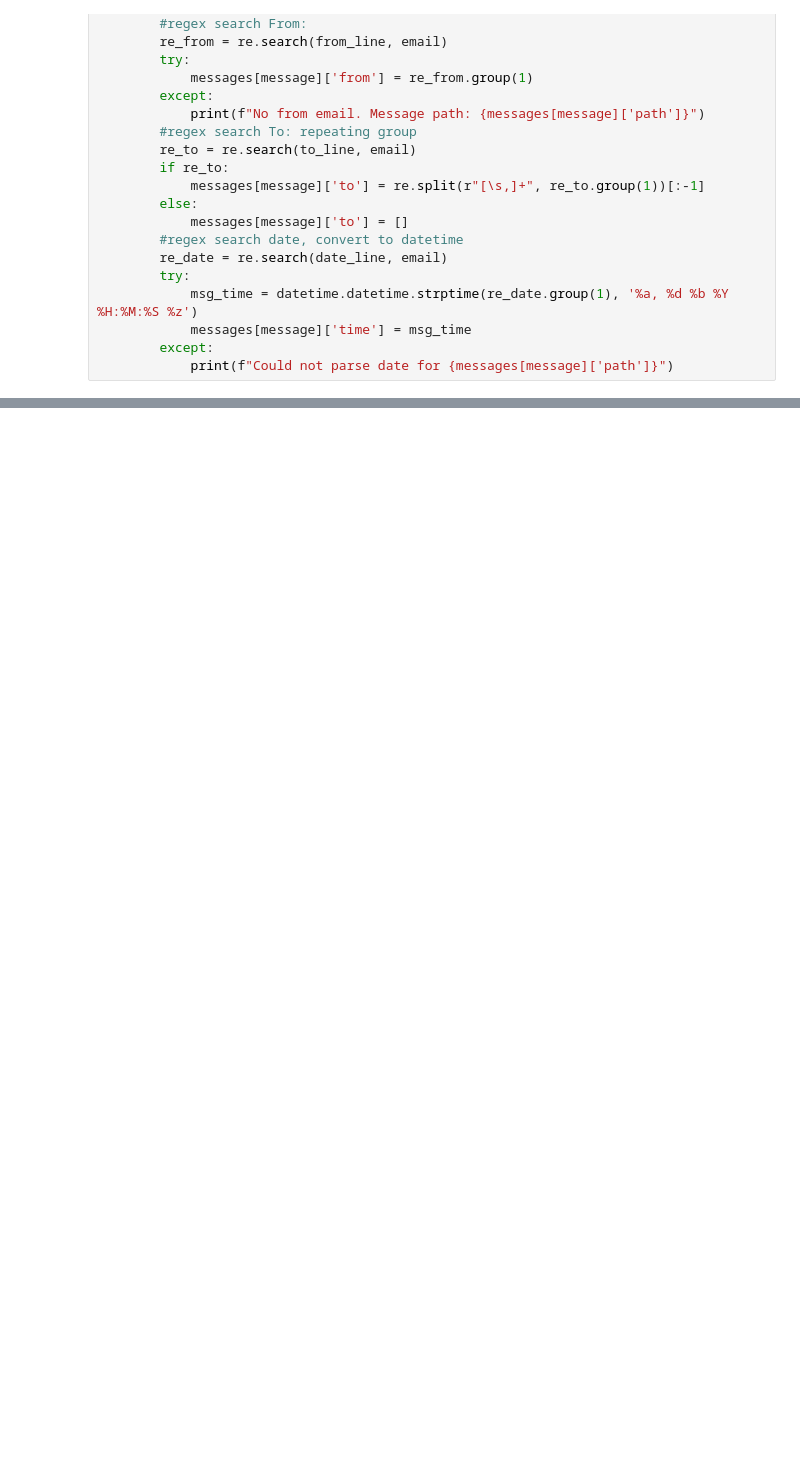
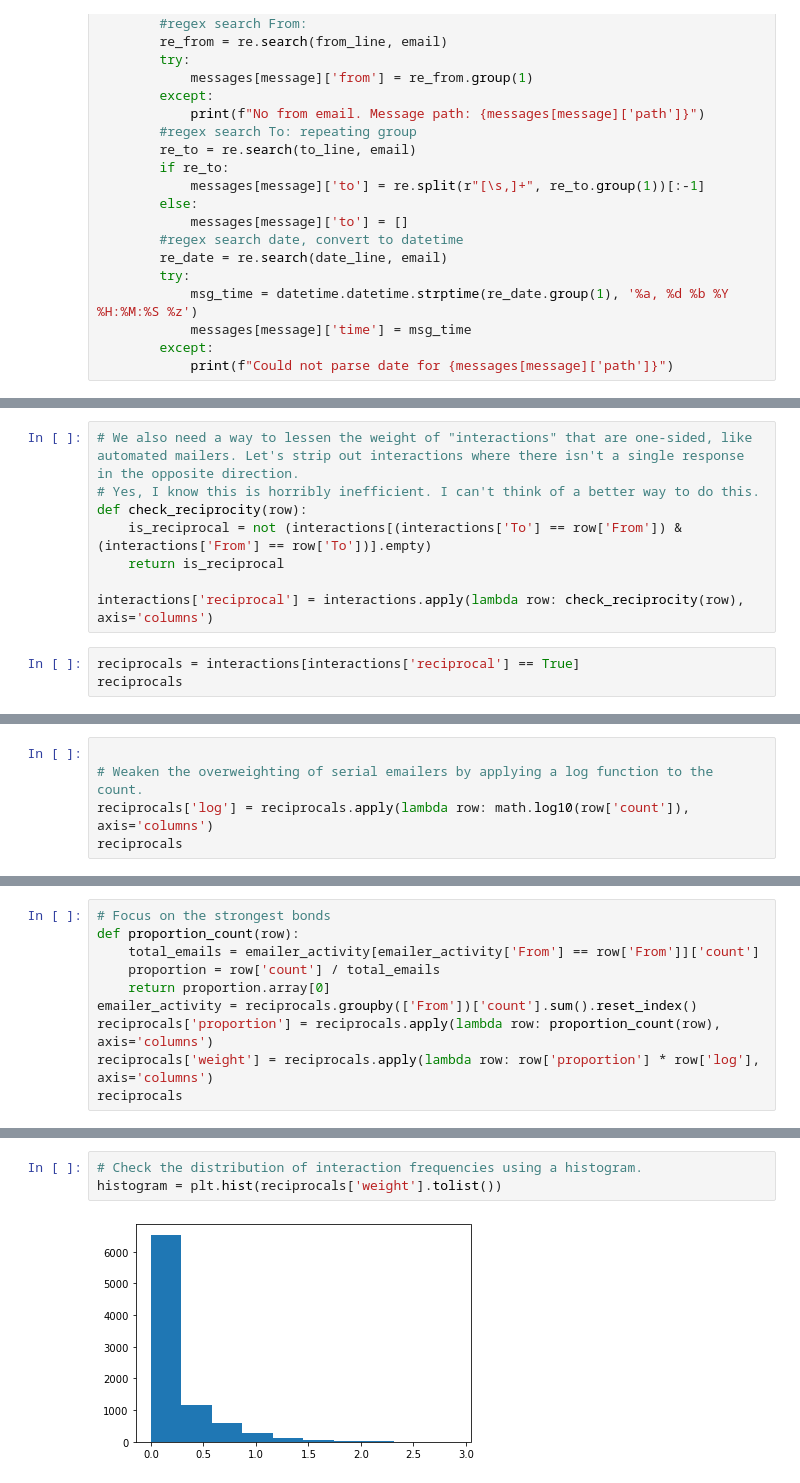
Before and after one commit to cyfirgit/applications, a Jupyter notebook: enron/network_analysis.ipynb, the cells around one changed output, grey strips where cells are left out. Drawn from its saved outputs; the diff is of its cells as text; blank space fills up the shorter version.

```diff
--- a/enron/network_analysis.ipynb
+++ b/enron/network_analysis.ipynb
@@ -80,0 +200,11 @@ pprint.pprint(errors)
+# %%
+# We also need a way to lessen the weight of "interactions" that are one-sided, like automated mailers. Let's strip out interactions where there isn't a single response in the opposite direction.
+# Yes, I know this is horribly inefficient. I can't think of a better way to do this.
+def check_reciprocity(row):
+    is_reciprocal = not (interactions[(interactions['To'] == row['From']) & (interactions['From'] == row['To'])].empty)
+    return is_reciprocal
+
+interactions['reciprocal'] = interactions.apply(lambda row: check_reciprocity(row), axis='columns')
+# %%
+reciprocals = interactions[interactions['reciprocal'] == True]
+reciprocals
@@ -80,0 +225,5 @@ pprint.pprint(errors)
+# %%
+
+# Weaken the overweighting of serial emailers by applying a log function to the count.
+reciprocals['log'] = reciprocals.apply(lambda row: math.log10(row['count']), axis='columns')
+reciprocals
@@ -80,0 +244,10 @@ pprint.pprint(errors)
+# %%
+# Focus on the strongest bonds
+def proportion_count(row):
+    total_emails = emailer_activity[emailer_activity['From'] == row['From']]['count']
+    proportion = row['count'] / total_emails
+    return proportion.array[0]
+emailer_activity = reciprocals.groupby(['From'])['count'].sum().reset_index()
+reciprocals['proportion'] = reciprocals.apply(lambda row: proportion_count(row), axis='columns')
+reciprocals['weight'] = reciprocals.apply(lambda row: row['proportion'] * row['log'], axis='columns')
+reciprocals
@@ -80,0 +268,5 @@ pprint.pprint(errors)
+# %%
+# Check the distribution of interaction frequencies using a histogram.
+histogram = plt.hist(reciprocals['weight'].tolist())
+# %% [output]
+[figure, added]
```
Also changed, not shown: parts of 18 cells of this notebook.
